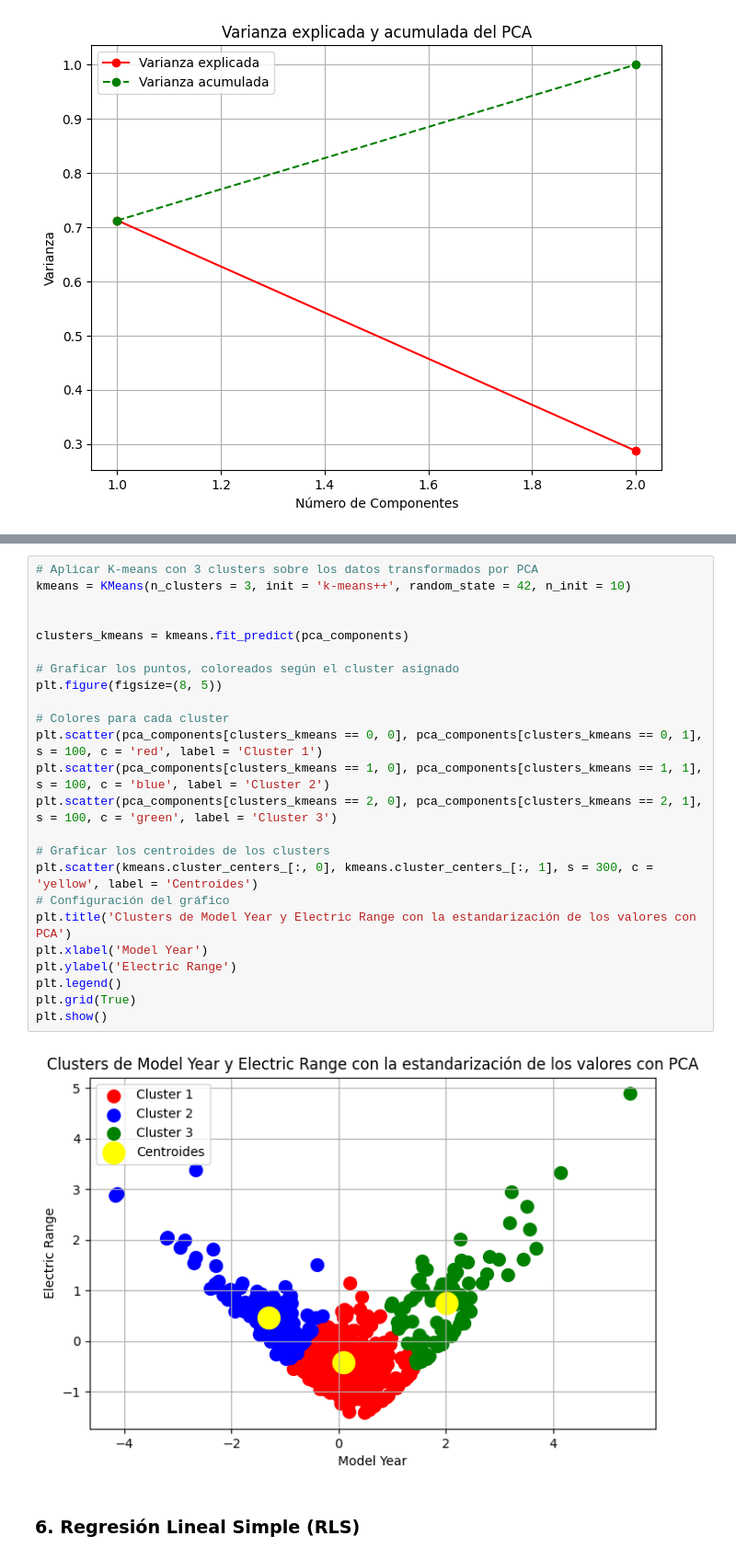
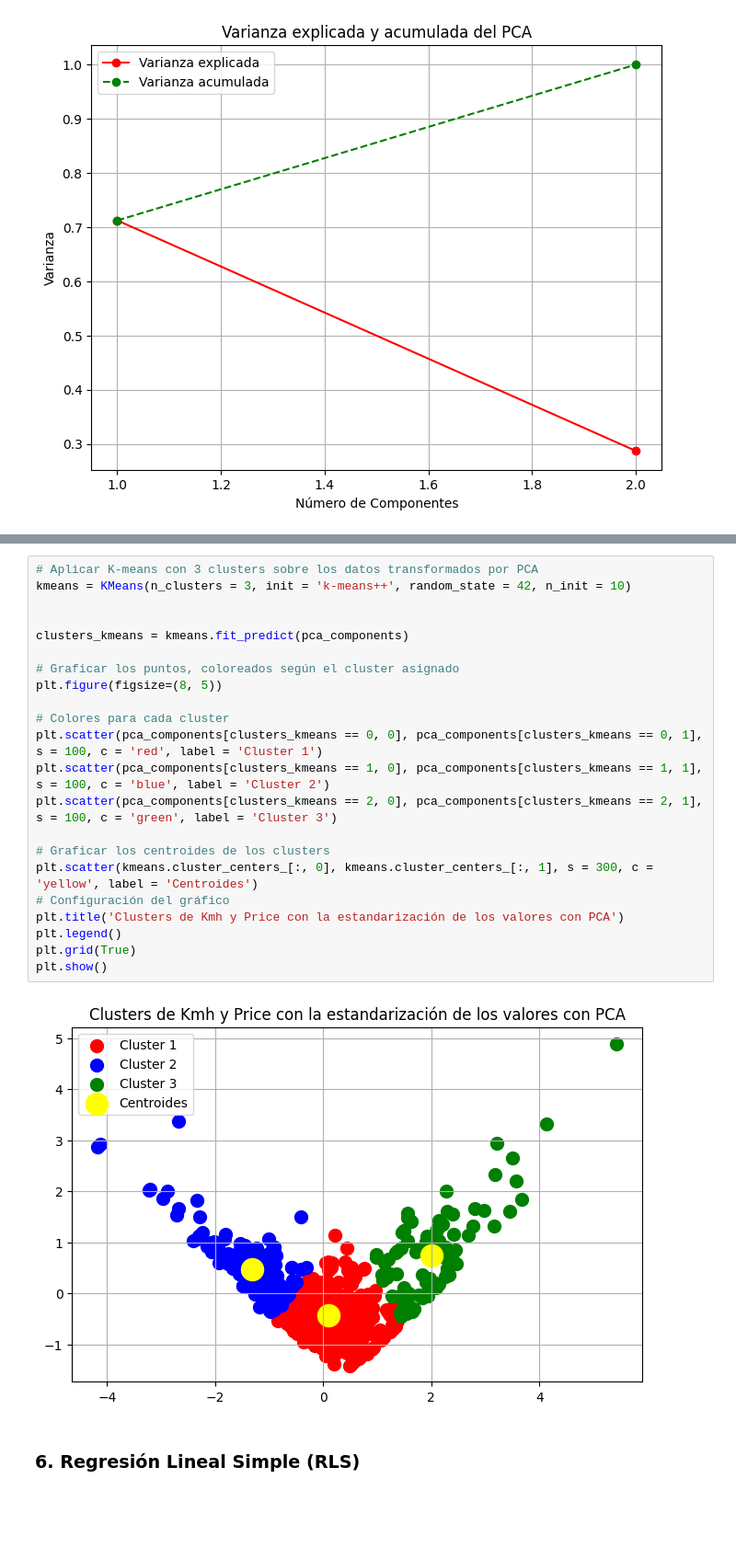
Before and after one commit to GerardoYael13/MineriaFinal, a Jupyter notebook: Proyecto_3P/PRO3_2.ipynb, the cells around one changed output, grey strips where cells are left out. Shown at 92% size. Cells and saved outputs as stored; diff of their text form; blank space fills up the shorter version.

```diff
--- a/Proyecto_3P/PRO3_2.ipynb
+++ b/Proyecto_3P/PRO3_2.ipynb
@@ -301,29 +299,27 @@ plt.show()
 # %%
 # Aplicar K-means con 3 clusters sobre los datos transformados por PCA
 kmeans = KMeans(n_clusters = 3, init = 'k-means++', random_state = 42, n_init = 10)
 
 
 clusters_kmeans = kmeans.fit_predict(pca_components)
 
 # Graficar los puntos, coloreados según el cluster asignado
 plt.figure(figsize=(8, 5))
 
 # Colores para cada cluster
 plt.scatter(pca_components[clusters_kmeans == 0, 0], pca_components[clusters_kmeans == 0, 1], s = 100, c = 'red', label = 'Cluster 1')
 plt.scatter(pca_components[clusters_kmeans == 1, 0], pca_components[clusters_kmeans == 1, 1], s = 100, c = 'blue', label = 'Cluster 2')
 plt.scatter(pca_components[clusters_kmeans == 2, 0], pca_components[clusters_kmeans == 2, 1], s = 100, c = 'green', label = 'Cluster 3')
 
 # Graficar los centroides de los clusters
 plt.scatter(kmeans.cluster_centers_[:, 0], kmeans.cluster_centers_[:, 1], s = 300, c = 'yellow', label = 'Centroides')
 # Configuración del gráfico
-plt.title('Clusters de Model Year y Electric Range con la estandarización de los valores con PCA')
-plt.xlabel('Model Year')
-plt.ylabel('Electric Range')
+plt.title('Clusters de Kmh y Price con la estandarización de los valores con PCA')
 plt.legend()
 plt.grid(True)
 plt.show()
 # %% [output]
-[figure, old version]
+[figure, new version]
 # %% [markdown]
 ### 6. Regresión Lineal Simple (RLS)
 # %%
```
Also changed, not shown: parts of 15 cells of this notebook, 1 other file.
